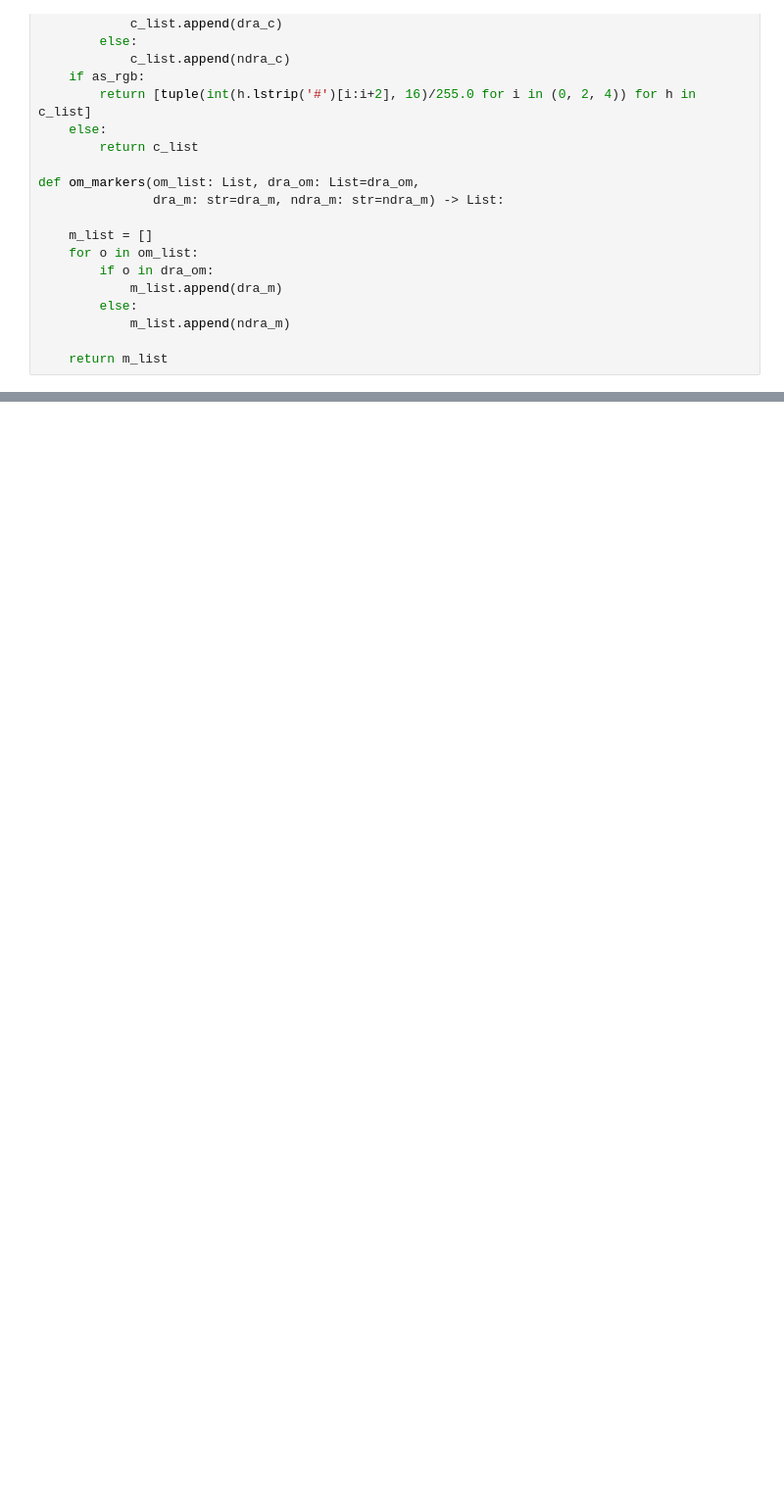
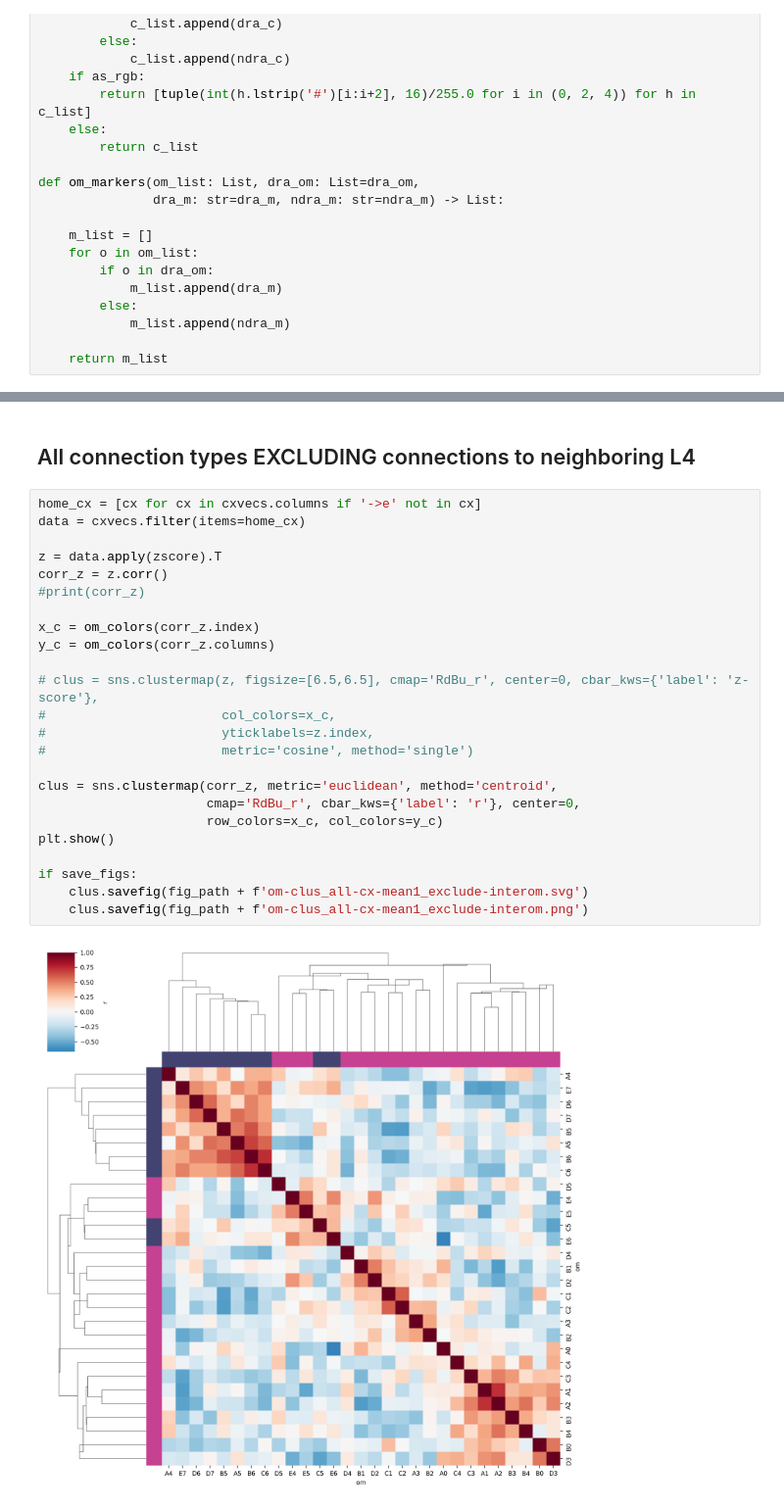
Before and after one commit to nicholasjchua/cx-analysis, a Jupyter notebook: notebooks/om_clustering.ipynb, the cells around one changed output, grey strips where cells are left out. Shown at 98% size. Saved outputs shown, nothing was run; the diff lists cells and outputs as text; blank space fills up the shorter version.

```diff
--- a/notebooks/om_clustering.ipynb
+++ b/notebooks/om_clustering.ipynb
@@ -81,0 +128,28 @@ def om_markers(om_list: List, dra_om: List=dra_om,
+# %% [markdown]
+## All connection types EXCLUDING connections to neighboring L4
+# %%
+home_cx = [cx for cx in cxvecs.columns if '->e' not in cx]
+data = cxvecs.filter(items=home_cx)
+
+z = data.apply(zscore).T
+corr_z = z.corr()
+#print(corr_z)
+
+x_c = om_colors(corr_z.index)
+y_c = om_colors(corr_z.columns)
+
+# clus = sns.clustermap(z, figsize=[6.5,6.5], cmap='RdBu_r', center=0, cbar_kws={'label': 'z-score'},
+#                       col_colors=x_c,
+#                       yticklabels=z.index,
+#                       metric='cosine', method='single')
+
+clus = sns.clustermap(corr_z, metric='euclidean', method='centroid',
+                      cmap='RdBu_r', cbar_kws={'label': 'r'}, center=0,
+                      row_colors=x_c, col_colors=y_c)
+plt.show()
+
+if save_figs:
+    clus.savefig(fig_path + f'om-clus_all-cx-mean1_exclude-interom.svg')
+    clus.savefig(fig_path + f'om-clus_all-cx-mean1_exclude-interom.png')
+# %% [output]
+[figure, added]
```
Also changed, not shown: parts of 15 cells of this notebook, 5 other files.
